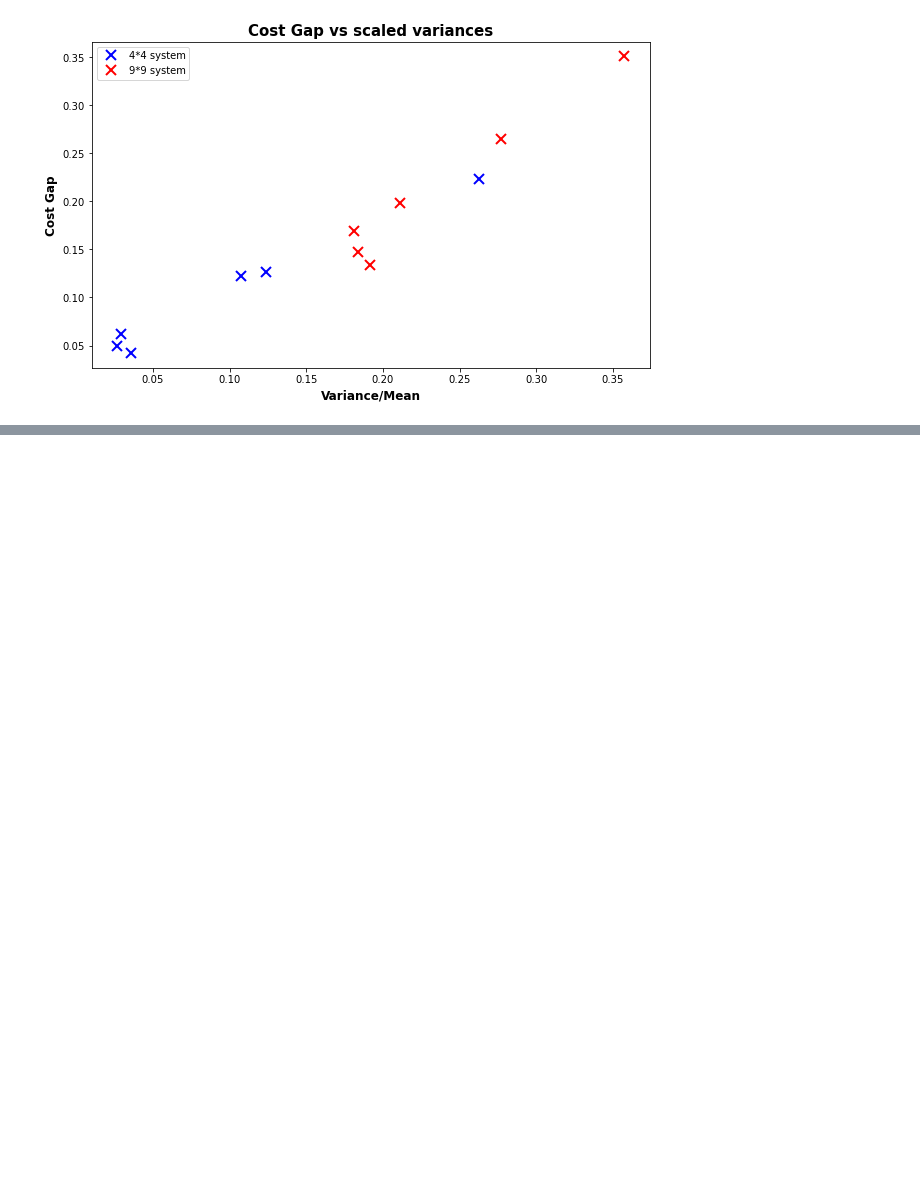
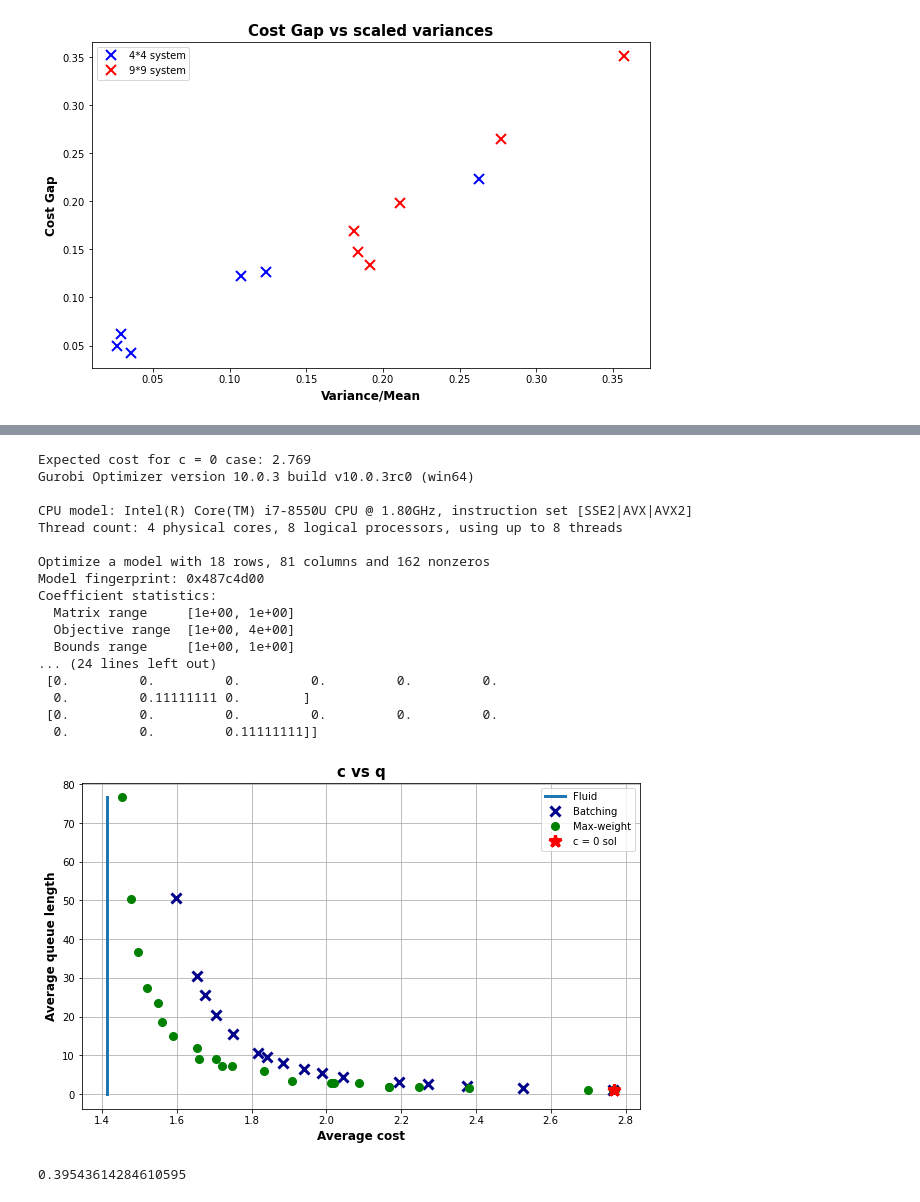
Before and after one commit to mew-two-github/Spatial-Matching-Simulations, a Jupyter notebook: diag-weight-increase.ipynb, the cells around one changed output, grey strips where cells are left out. Saved outputs shown, nothing was run; the diff lists cells and outputs as text; code cells hidden in the pictures; blank space fills up the shorter version.

```diff
--- a/diag-weight-increase.ipynb
+++ b/diag-weight-increase.ipynb
@@ -472,0 +539,22 @@ plt.show()
+# %%
+file_name = "longest_spatial_uniform_9.pkl"
+plot_from_sim_paths(file_name)
+# %% [output]
+Expected cost for c = 0 case: 2.769
+Gurobi Optimizer version 10.0.3 build v10.0.3rc0 (win64)
+
+CPU model: Intel(R) Core(TM) i7-8550U CPU @ 1.80GHz, instruction set [SSE2|AVX|AVX2]
+Thread count: 4 physical cores, 8 logical processors, using up to 8 threads
+
+Optimize a model with 18 rows, 81 columns and 162 nonzeros
+Model fingerprint: 0x487c4d00
+Coefficient statistics:
+  Matrix range     [1e+00, 1e+00]
+  Objective range  [1e+00, 4e+00]
+  Bounds range     [1e+00, 1e+00]
+... (24 lines left out)
+ [0.         0.         0.         0.         0.         0.
+  0.         0.11111111 0.        ]
+ [0.         0.         0.         0.         0.         0.
+  0.         0.         0.11111111]]
+[figure, added]
@@ -472,0 +583,4 @@ plt.show()
+# %%
+np.var(W1)/np.mean(W1)
+# %% [output]
+0.39543614284610595
```
Also changed, not shown: parts of 8 cells of this notebook, 7 other files.
